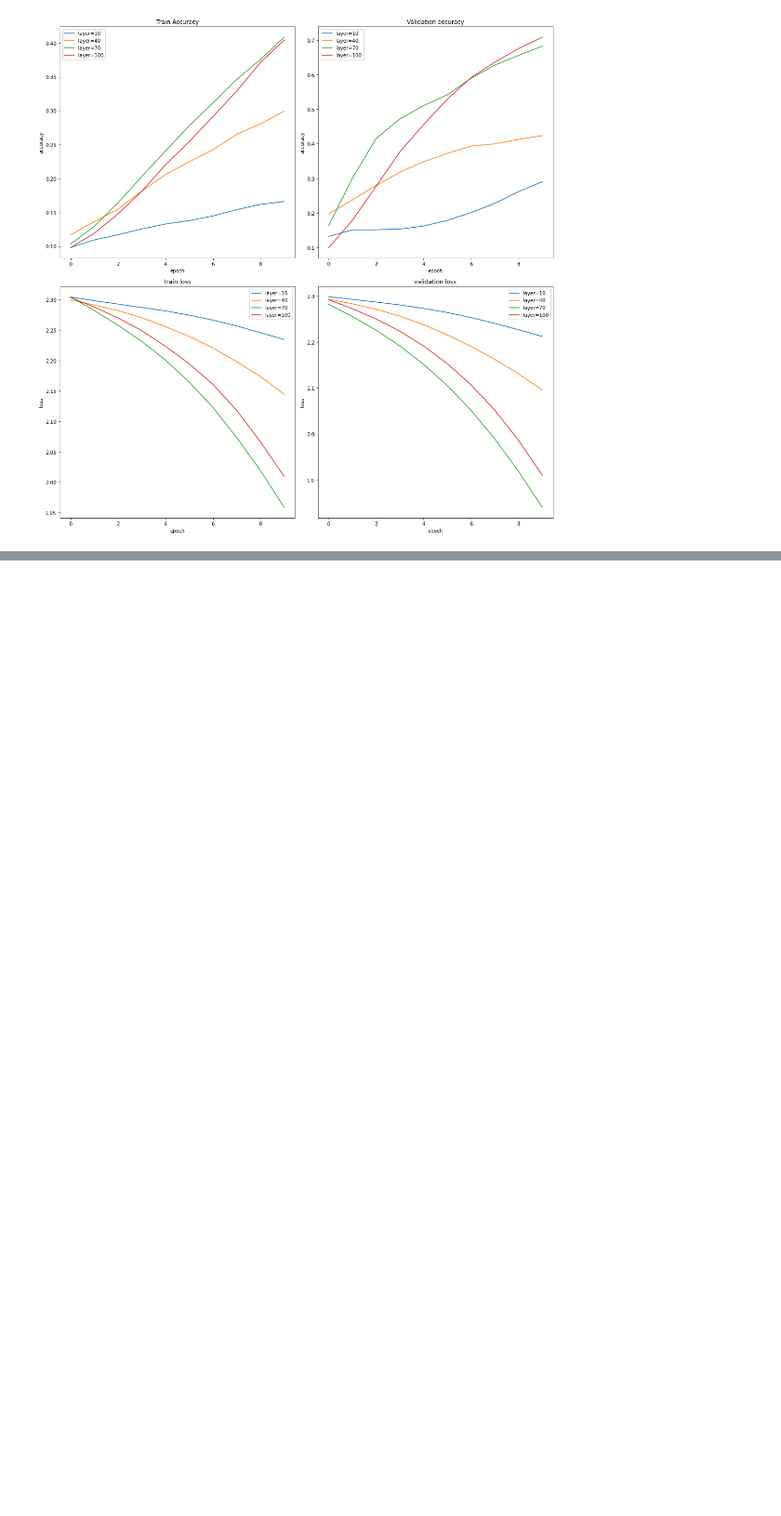
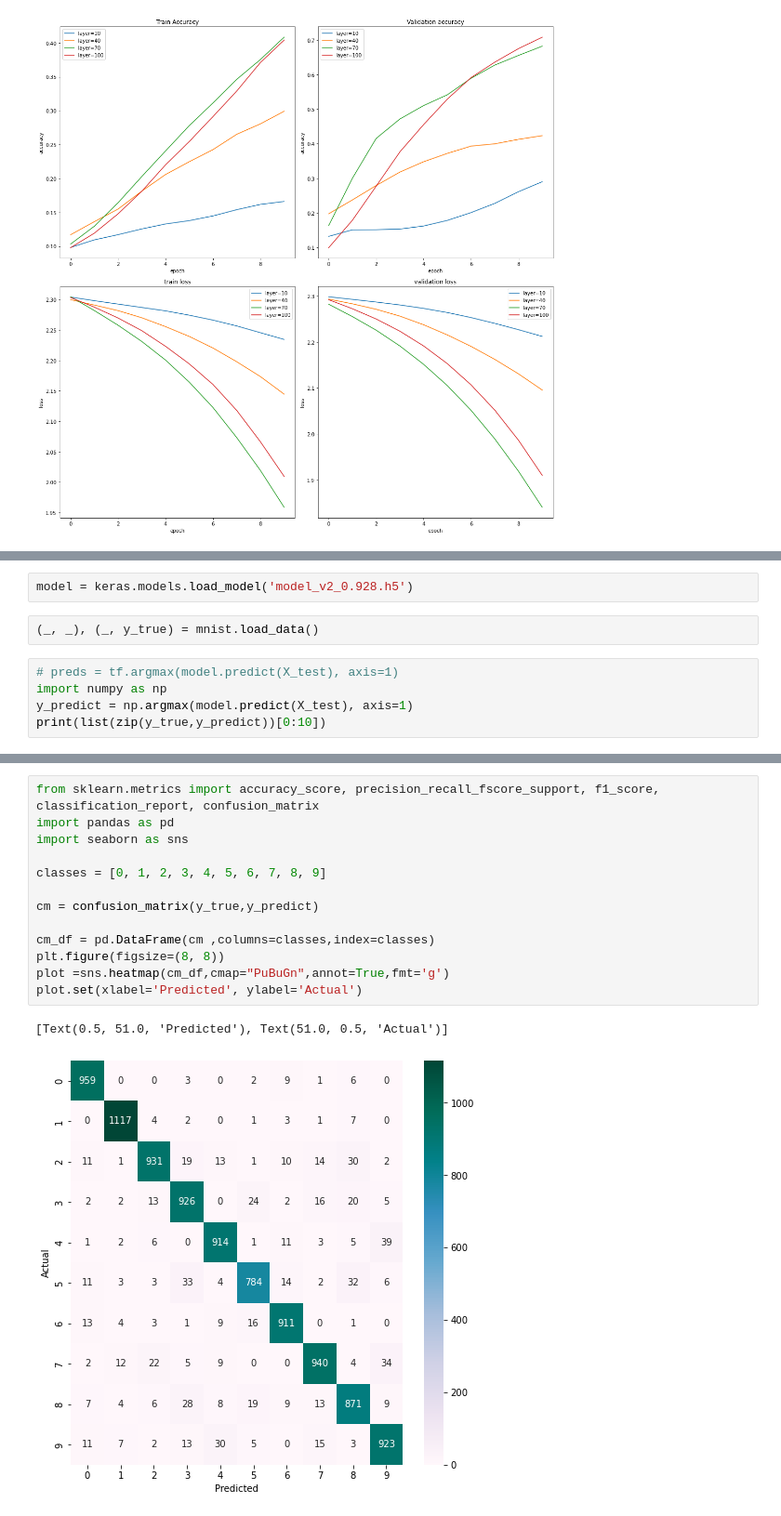
Before and after one commit to alejomaar/Machine-Learning-Zoomcamp, a Jupyter notebook: Capstone 1/notebook.ipynb, the cells around one changed output, grey strips where cells are left out. Shown at 93% size. Cells and saved outputs as stored; diff of their text form; blank space fills up the shorter version.

```diff
--- a/Capstone 1/notebook.ipynb
+++ b/Capstone 1/notebook.ipynb
@@ -370,0 +269,9 @@ for ind,drop_rate in enumerate([0.0,0.25,0.5]):
+# %%
+model = keras.models.load_model('model_v2_0.928.h5')
+# %%
+(_, _), (_, y_true) = mnist.load_data()
+# %%
+# preds = tf.argmax(model.predict(X_test), axis=1)
+import numpy as np
+y_predict = np.argmax(model.predict(X_test), axis=1)
+print(list(zip(y_true,y_predict))[0:10])
@@ -370,0 +281,16 @@ for ind,drop_rate in enumerate([0.0,0.25,0.5]):
+# %%
+from sklearn.metrics import accuracy_score, precision_recall_fscore_support, f1_score, classification_report, confusion_matrix
+import pandas as pd
+import seaborn as sns
+
+classes = [0, 1, 2, 3, 4, 5, 6, 7, 8, 9]
+
+cm = confusion_matrix(y_true,y_predict)
+
+cm_df = pd.DataFrame(cm ,columns=classes,index=classes)
+plt.figure(figsize=(8, 8))
+plot =sns.heatmap(cm_df,cmap="PuBuGn",annot=True,fmt='g')
+plot.set(xlabel='Predicted', ylabel='Actual')
+# %% [output]
+[Text(0.5, 51.0, 'Predicted'), Text(51.0, 0.5, 'Actual')]
+[figure, added]
```
Also changed, not shown: parts of 28 cells of this notebook, 6 other files.
